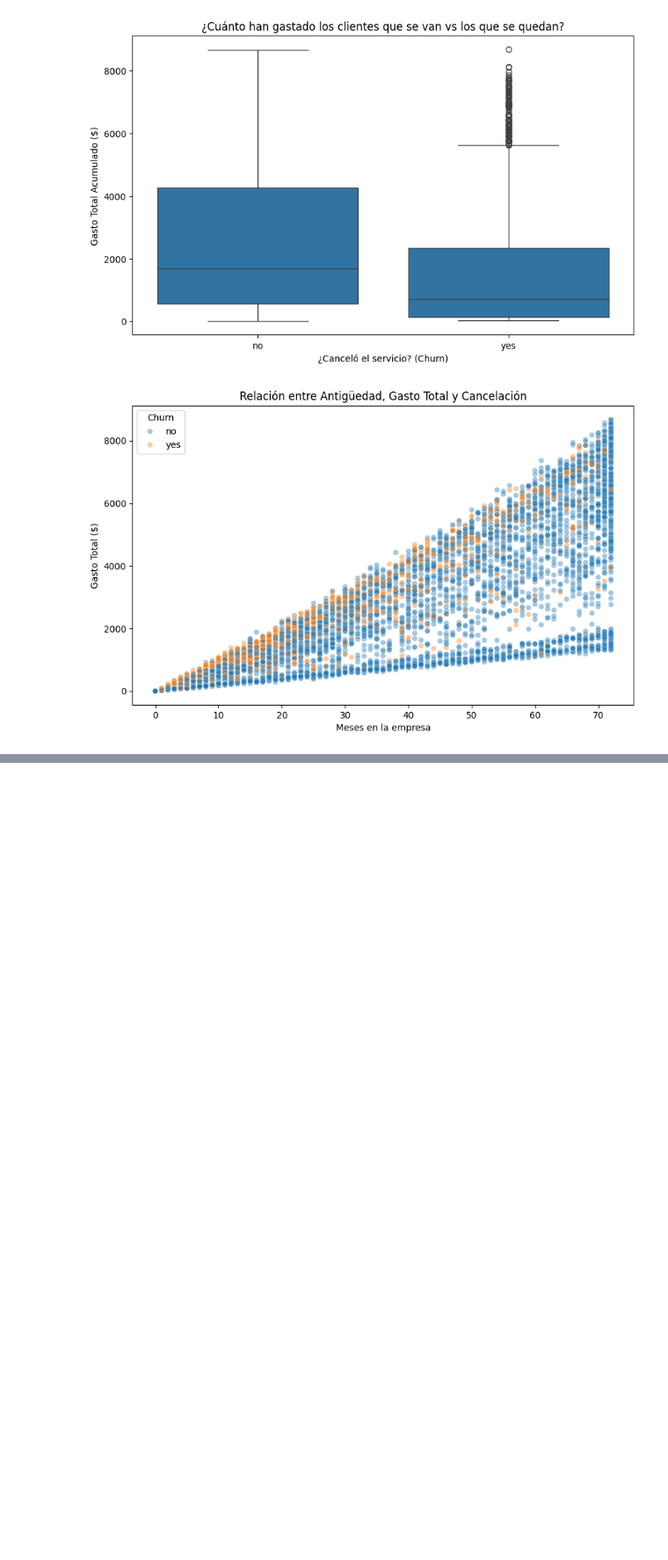
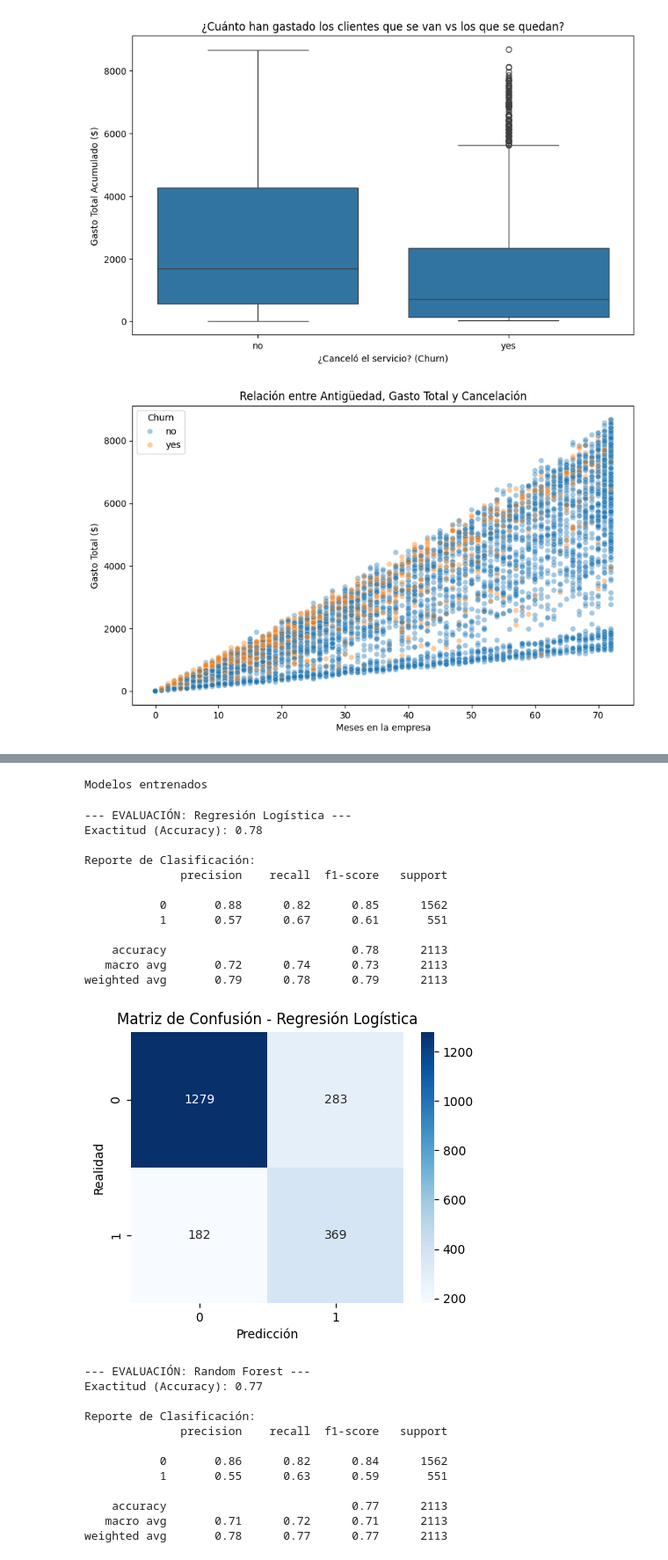
Before and after one commit to fabrizzio2901/Challenge-Telecom-X-an-lisis-de-evasi-n-de-clientes---Parte-2, a Jupyter notebook: Challenge_Telecom_X_análisis_de_evasión_de_clientes_Parte_2.ipynb, the cells around one changed output, grey strips where cells are left out. Shown at 88% size. Saved outputs shown, nothing was run; the diff lists cells and outputs as text; code cells hidden in the pictures; blank space fills up the shorter version.

```diff
--- a/Challenge_Telecom_X_análisis_de_evasión_de_clientes_Parte_2.ipynb
+++ b/Challenge_Telecom_X_análisis_de_evasión_de_clientes_Parte_2.ipynb
@@ -191,0 +214,73 @@ plt.show()
+# %%
+from sklearn.linear_model import LogisticRegression
+from sklearn.ensemble import RandomForestClassifier
+from sklearn.metrics import classification_report
+
+# MODELO A: REGRESIÓN LOGÍSTICA (Requiere Normalización) ---
+# Usamos los datos escalados (X_train_scaled) que creamos antes
+modelo_logistico = LogisticRegression()
+modelo_logistico.fit(X_train_scaled, y_train_bal)
+
+# MODELO B: RANDOM FOREST (No requiere Normalización) ---
+# Este modelo puede usar los datos balanceados sin escalar (X_train_bal)
+modelo_forest = RandomForestClassifier(random_state=42)
+modelo_forest.fit(X_train_bal, y_train_bal)
+
+print("Modelos entrenados")
+
+# JUSTIFICACIÓN DE LA NORMALIZACIÓN
+
+# ¿Por qué normalizamos para la Regresión Logística?
+# Este modelo usa una fórmula matemática para comparar las variables.
+# Al normalizar, ponemos a todos en la misma escala (ej. de -3 a 3) para que
+# el modelo sea justo y no se deje engañar por el tamaño de los números.
+# %% [output]
+Modelos entrenados
+# %%
+# Creamos una función para no repetir código y que todo se vea limpio
+def evaluar_modelo(modelo, X_test_data, y_real, nombre_modelo):
+    y_pred = modelo.predict(X_test_data)
+
+    print(f"\n--- EVALUACIÓN: {nombre_modelo} ---")
+    print(f"Exactitud (Accuracy): {accuracy_score(y_real, y_pred):.2f}")
+    print("\nReporte de Clasificación:")
+    print(classification_report(y_real, y_pred))
+
+    # Matriz de Confusión
+    plt.figure(figsize=(5,4))
+    sns.heatmap(confusion_matrix(y_real, y_pred), annot=True, fmt='d', cmap='Blues')
+    plt.title(f'Matriz de Confusión - {nombre_modelo}')
+    plt.ylabel('Realidad')
+    plt.xlabel('Predicción')
+    plt.show()
+
+# 2. Ejecutamos la evaluación para ambos modelos
+# Nota: Recuerda usar los datos ESCALADOS para la Logística
+evaluar_modelo(modelo_logistico, X_test_scaled, y_test, "Regresión Logística")
+evaluar_modelo(modelo_forest, X_test, y_test, "Random Forest")
+# %% [output]
+--- EVALUACIÓN: Regresión Logística ---
+Exactitud (Accuracy): 0.78
+
+Reporte de Clasificación:
+              precision    recall  f1-score   support
+
+           0       0.88      0.82      0.85      1562
+           1       0.57      0.67      0.61       551
+
+    accuracy                           0.78      2113
+   macro avg       0.72      0.74      0.73      2113
+weighted avg       0.79      0.78      0.79      2113
+[figure, added]
+--- EVALUACIÓN: Random Forest ---
+Exactitud (Accuracy): 0.77
+
+Reporte de Clasificación:
+              precision    recall  f1-score   support
+
+           0       0.86      0.82      0.84      1562
+           1       0.55      0.63      0.59       551
+
+    accuracy                           0.77      2113
+   macro avg       0.71      0.72      0.71      2113
+weighted avg       0.78      0.77      0.77      2113
```
Also changed, not shown: parts of 8 cells of this notebook.
